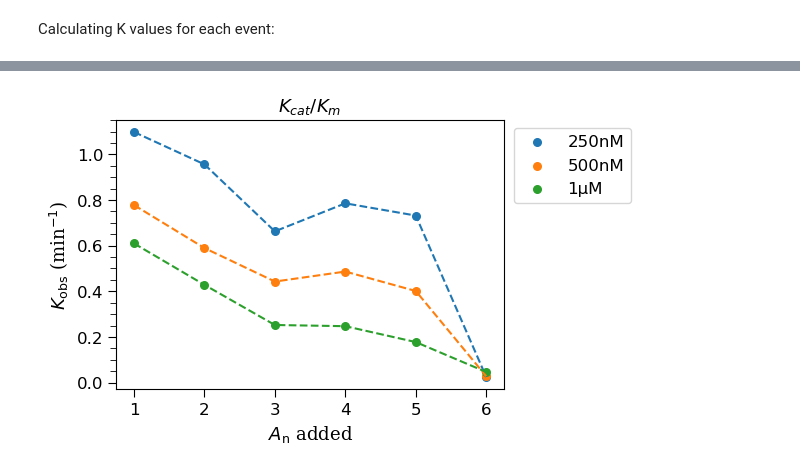
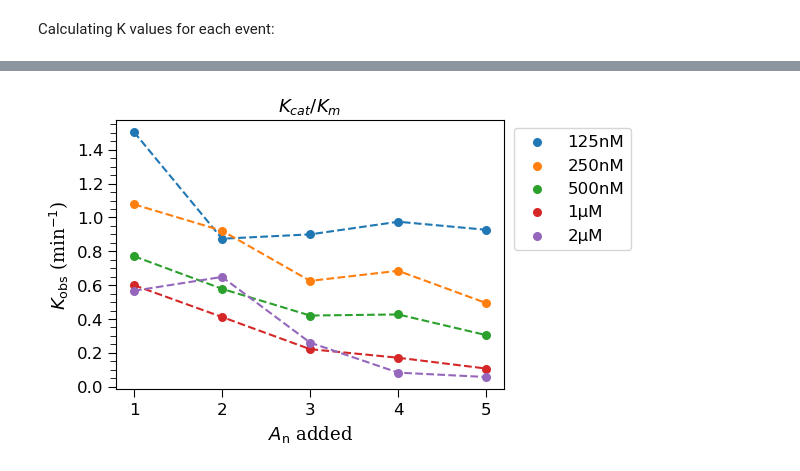
Before and after one commit to PDNALab/kinetic_fit, a Jupyter notebook: Kcat_Km/solve_k_Kcat_Km.ipynb, the cells around one changed output, grey strips where cells are left out. Cells and saved outputs as stored; diff of their text form; code cells hidden in the pictures.

```diff
--- a/Kcat_Km/solve_k_Kcat_Km.ipynb
+++ b/Kcat_Km/solve_k_Kcat_Km.ipynb
@@ -31,8 +31,10 @@ df_1uM = normalize(df_1uM)
 df_2uM = normalize(df_2uM)
 # %%
 k_vals = {'125nM':df_125nM, '250nM':df_250nM, '500nM':df_500nM, '1µM':df_1uM, '2µM':df_2uM}
+contour_ = {'125nM':0, '250nM':0, '500nM':0, '1µM':0, '2µM':0}
 for key in k_vals.keys():
     df = k_vals[key]
     fit = ParameterFitter(t = df['Time (min)'], A_ = [df['A0'], df['A1'], df['A2'], df['A3'], df['A4'], df['A5']])
     fit.fit()
     k_vals[key] = fit.get_parameters()
+    contour_[key] = fit.get_contour()
@@ -39,3 +59,24 @@ for key in k_vals.keys():
+# %%
+# Plot k values
+fig, ax = plt.subplots(figsize=(5, 3.5))
+for key in k_vals.keys():
+    ax.scatter(np.arange(1, 6), k_vals[key][:-1], label=key, s=30)
+    ax.plot(np.arange(1, 6), k_vals[key][:-1], '--')
+
+ax.set_ylabel(r'$K_{\text{obs}}$ (min$^{-1}$)', fontsize=13, family='serif')
+ax.set_xlabel(r'$A_{\text{n}}$ added', fontsize=13, family='serif')
+
+plt.minorticks_on()
+plt.tick_params(axis='both', which='major', labelsize=12, length=6)
+plt.gca().tick_params(axis='x', which='minor', bottom=False)
+plt.gca().yaxis.set_minor_locator(MultipleLocator(0.05))
+plt.tick_params(axis='y', which='minor', length=4)
+plt.title(r'$K_{cat}/K_{m}$', family='serif', fontsize=13)
+
+legend = ax.legend(fontsize=12, bbox_to_anchor=(1.005, 1), loc='upper left')
+plt.savefig('Kcat_Km_1_1.png', dpi=250, bbox_inches='tight')
+# %% [output]
+[figure, added]
 # %%
 # # Plot k values
 # fig, ax = plt.subplots(figsize=(5, 3.5))
@@ -54,25 +97,3 @@ for key in k_vals.keys():
 
 # legend = ax.legend(fontsize=12, bbox_to_anchor=(1.005, 1), loc='upper left')
 # plt.savefig('k_vs_A_1.png', dpi=250, bbox_inches='tight')
-# %%
-# Plot k values
-fig, ax = plt.subplots(figsize=(5, 3.5))
-for key in k_vals.keys():
-    if key in ['250nM', '500nM', '1µM']:
-        ax.scatter(np.arange(1, 7), k_vals[key], label=key, s=30)
-        plt.plot(np.arange(1, 7),k_vals[key], '--')
-
-ax.set_ylabel(r'$K_{\text{obs}}$ (min$^{-1}$)', fontsize=13, family='serif')
-ax.set_xlabel(r'$A_{\text{n}}$ added', fontsize=13, family='serif')
-
-plt.minorticks_on()
-plt.tick_params(axis='both', which='major', labelsize=12, length=6)
-plt.gca().tick_params(axis='x', which='minor', bottom=False)
-plt.gca().yaxis.set_minor_locator(MultipleLocator(0.05))
-plt.tick_params(axis='y', which='minor', length=4)
-plt.title(r'$K_{cat}/K_{m}$', family='serif', fontsize=13)
-
-legend = ax.legend(fontsize=12, bbox_to_anchor=(1.005, 1), loc='upper left')
-plt.savefig('k_vs_A_2.png', dpi=250, bbox_inches='tight')
-# %% [output]
-[figure, removed]
```
Also changed, not shown: parts of 6 cells of this notebook, 1 other file.
